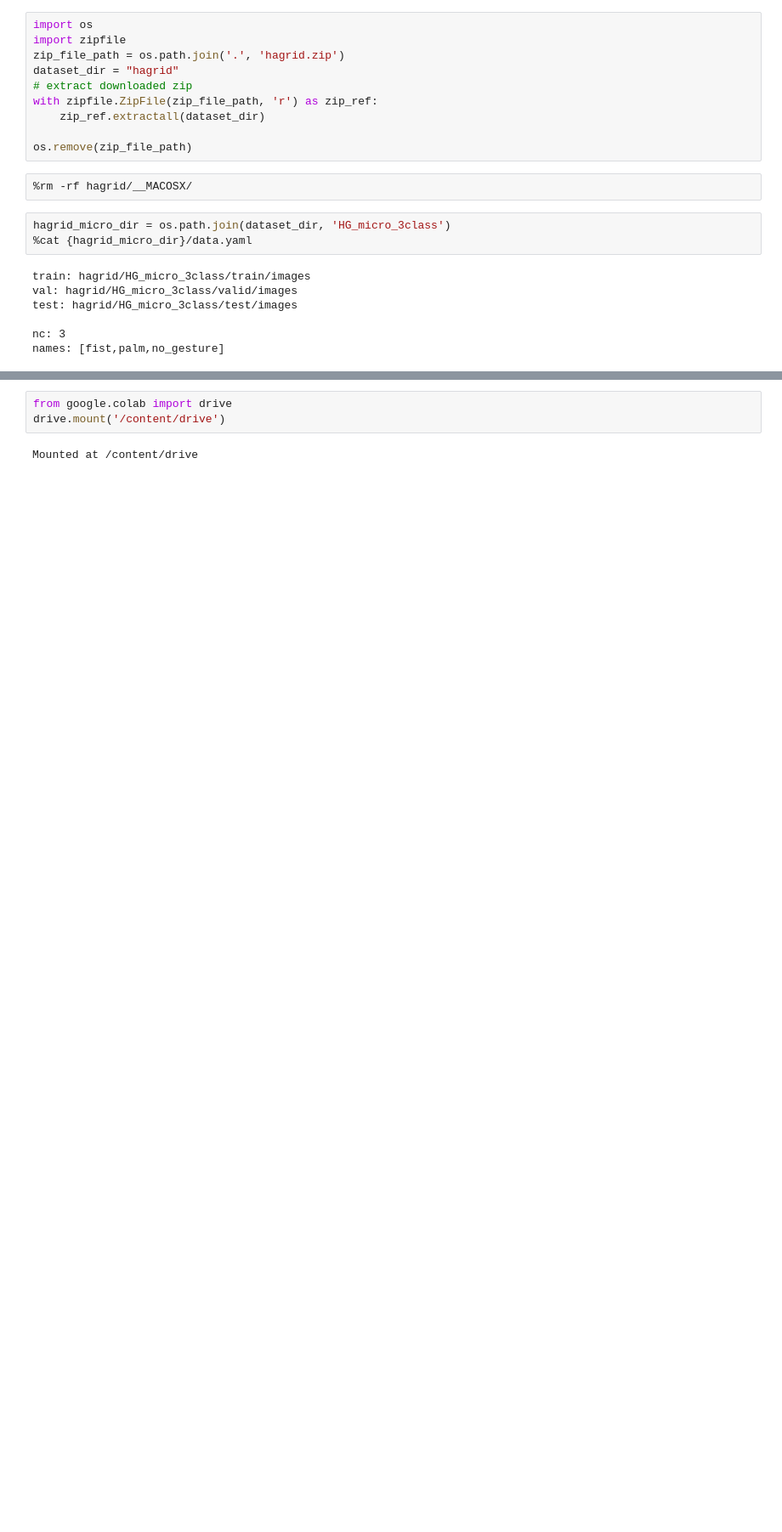
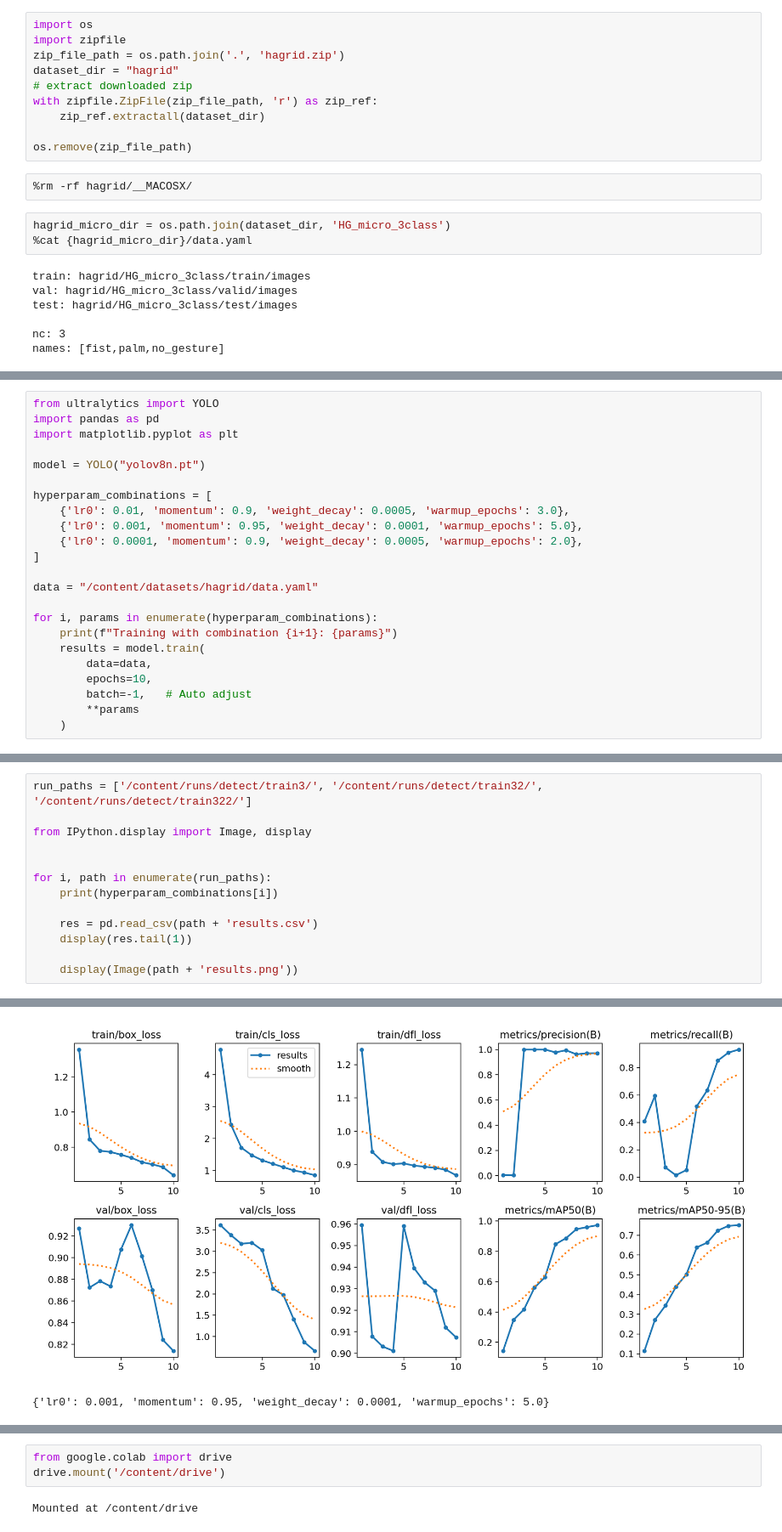
Before and after one commit to DjoleXPet/handwave-recognition, a Jupyter notebook: yolov8.ipynb, the cells around one changed output, grey strips where cells are left out. Shown at 85% size. Cells and saved outputs as stored; diff of their text form; blank space fills up the shorter version.

Commit message:
Added displaying model metrics and choosing the best hyperparameter config

```diff
--- a/yolov8.ipynb
+++ b/yolov8.ipynb
@@ -383,0 +66,23 @@ Results saved to runs/detect/predict
+# %%
+from ultralytics import YOLO
+import pandas as pd
+import matplotlib.pyplot as plt
+
+model = YOLO("yolov8n.pt")
+
+hyperparam_combinations = [
+    {'lr0': 0.01, 'momentum': 0.9, 'weight_decay': 0.0005, 'warmup_epochs': 3.0},
+    {'lr0': 0.001, 'momentum': 0.95, 'weight_decay': 0.0001, 'warmup_epochs': 5.0},
+    {'lr0': 0.0001, 'momentum': 0.9, 'weight_decay': 0.0005, 'warmup_epochs': 2.0},
+]
+
+data = "/content/datasets/hagrid/data.yaml"
+
+for i, params in enumerate(hyperparam_combinations):
+    print(f"Training with combination {i+1}: {params}")
+    results = model.train(
+        data=data,
+        epochs=10,
+        batch=-1,   # Auto adjust
+        **params
+    )
@@ -383,0 +138,14 @@ Results saved to runs/detect/predict
+# %%
+run_paths = ['/content/runs/detect/train3/', '/content/runs/detect/train32/', '/content/runs/detect/train322/']
+
+from IPython.display import Image, display
+
+
+for i, path in enumerate(run_paths):
+    print(hyperparam_combinations[i])
+
+    res = pd.read_csv(path + 'results.csv')
+    display(res.tail(1))
+
+    display(Image(path + 'results.png'))
+# %% [output]
@@ -383,0 +155,2 @@ Results saved to runs/detect/predict
+[figure, added]
+{'lr0': 0.001, 'momentum': 0.95, 'weight_decay': 0.0001, 'warmup_epochs': 5.0}
```
Also changed, not shown: parts of 35 cells of this notebook.
